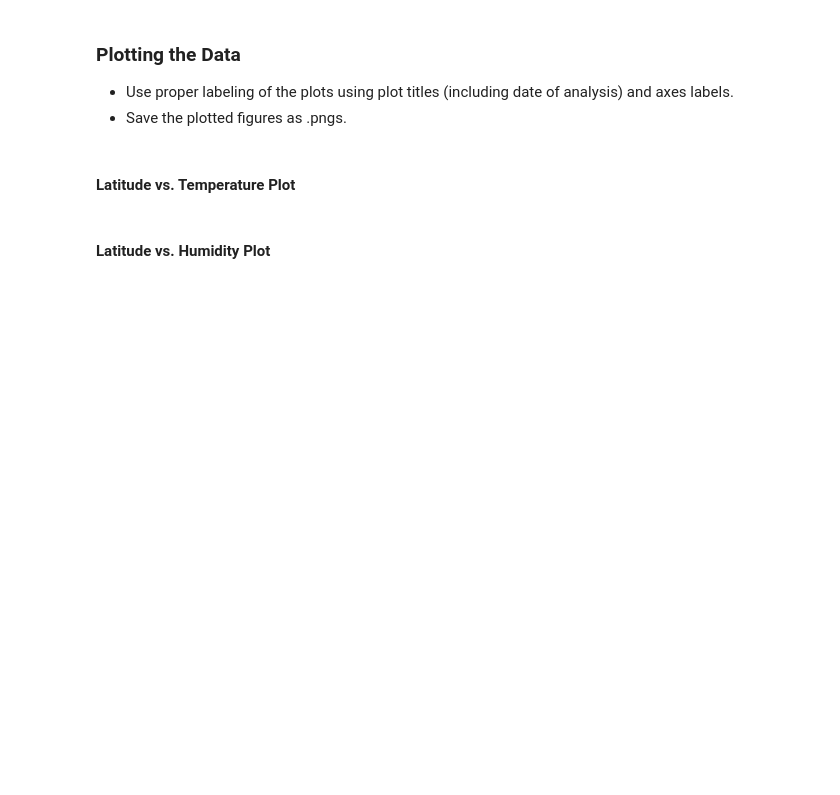
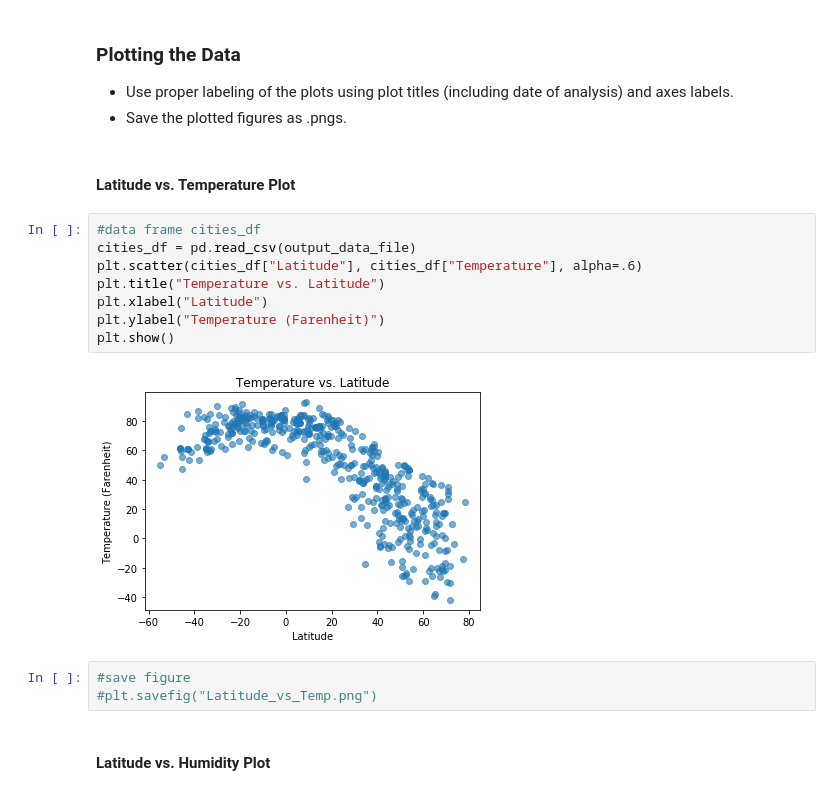
Before and after one commit to jackrapp/weather_visualization, a Jupyter notebook: WeatherPy.ipynb, the cells around one changed output. Saved outputs shown, nothing was run; the diff lists cells and outputs as text; blank space fills up the shorter version.

Commit message:
finished code, might need to change weather API for temp data

```diff
--- a/WeatherPy.ipynb
+++ b/WeatherPy.ipynb
@@ -153,5 +153,18 @@ cities_df.to_csv(output_data_file, encoding = "utf-8")
 * Save the plotted figures as .pngs.
 # %% [markdown]
 #### Latitude vs. Temperature Plot
+# %%
+#data frame cities_df
+cities_df = pd.read_csv(output_data_file)
+plt.scatter(cities_df["Latitude"], cities_df["Temperature"], alpha=.6)
+plt.title("Temperature vs. Latitude")
+plt.xlabel("Latitude")
+plt.ylabel("Temperature (Farenheit)")
+plt.show()
+# %% [output]
+[figure, added]
+# %%
+#save figure
+#plt.savefig("Latitude_vs_Temp.png")
 # %% [markdown]
 #### Latitude vs. Humidity Plot
```
Also changed, not shown: parts of 3 cells of this notebook.
